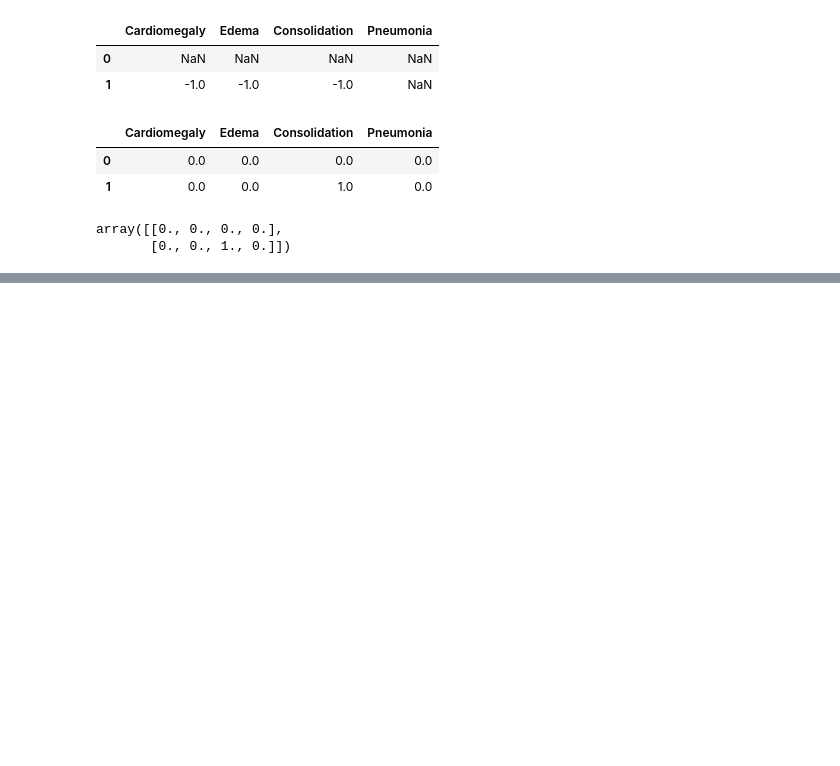
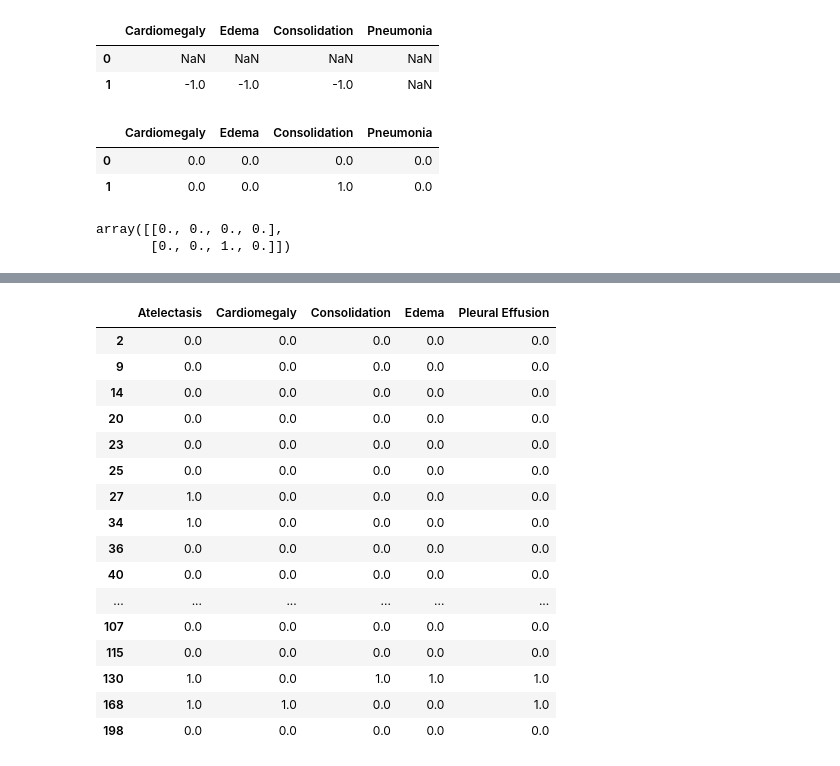
Before and after one commit to habbes/chest-xrays, a Jupyter notebook: src/habbes-tinker.ipynb, the cells around one changed output, grey strips where cells are left out. Saved outputs shown, nothing was run; the diff lists cells and outputs as text; code cells hidden in the pictures; blank space fills up the shorter version.

```diff
--- a/src/habbes-tinker.ipynb
+++ b/src/habbes-tinker.ipynb
@@ -113,0 +146,3 @@ array([[0., 0., 0., 0.],
+# %%
+vdf['side'] = vdf['Path'].apply(lambda p: 'lateral' if 'lateral' in p else 'frontal')
+vdf[['Path', 'side']]
@@ -113,0 +168,20 @@ array([[0., 0., 0., 0.],
+# %%
+vdf.query("side=='lateral'")[ds.LABELS]
+# %% [output]
+|  | Atelectasis | Cardiomegaly | Consolidation | Edema | Pleural Effusion |
+| 2 | 0.0 | 0.0 | 0.0 | 0.0 | 0.0 |
+| 9 | 0.0 | 0.0 | 0.0 | 0.0 | 0.0 |
+| 14 | 0.0 | 0.0 | 0.0 | 0.0 | 0.0 |
+| 20 | 0.0 | 0.0 | 0.0 | 0.0 | 0.0 |
+| 23 | 0.0 | 0.0 | 0.0 | 0.0 | 0.0 |
+| 25 | 0.0 | 0.0 | 0.0 | 0.0 | 0.0 |
+| 27 | 1.0 | 0.0 | 0.0 | 0.0 | 0.0 |
+| 34 | 1.0 | 0.0 | 0.0 | 0.0 | 0.0 |
+| 36 | 0.0 | 0.0 | 0.0 | 0.0 | 0.0 |
+| 40 | 0.0 | 0.0 | 0.0 | 0.0 | 0.0 |
+| ... | ... | ... | ... | ... | ... |
+| 107 | 0.0 | 0.0 | 0.0 | 0.0 | 0.0 |
+| 115 | 0.0 | 0.0 | 0.0 | 0.0 | 0.0 |
+| 130 | 1.0 | 0.0 | 1.0 | 1.0 | 1.0 |
+| 168 | 1.0 | 1.0 | 0.0 | 0.0 | 1.0 |
+| 198 | 0.0 | 0.0 | 0.0 | 0.0 | 0.0 |
```
Also changed, not shown: parts of 6 cells of this notebook, 1 other file.
